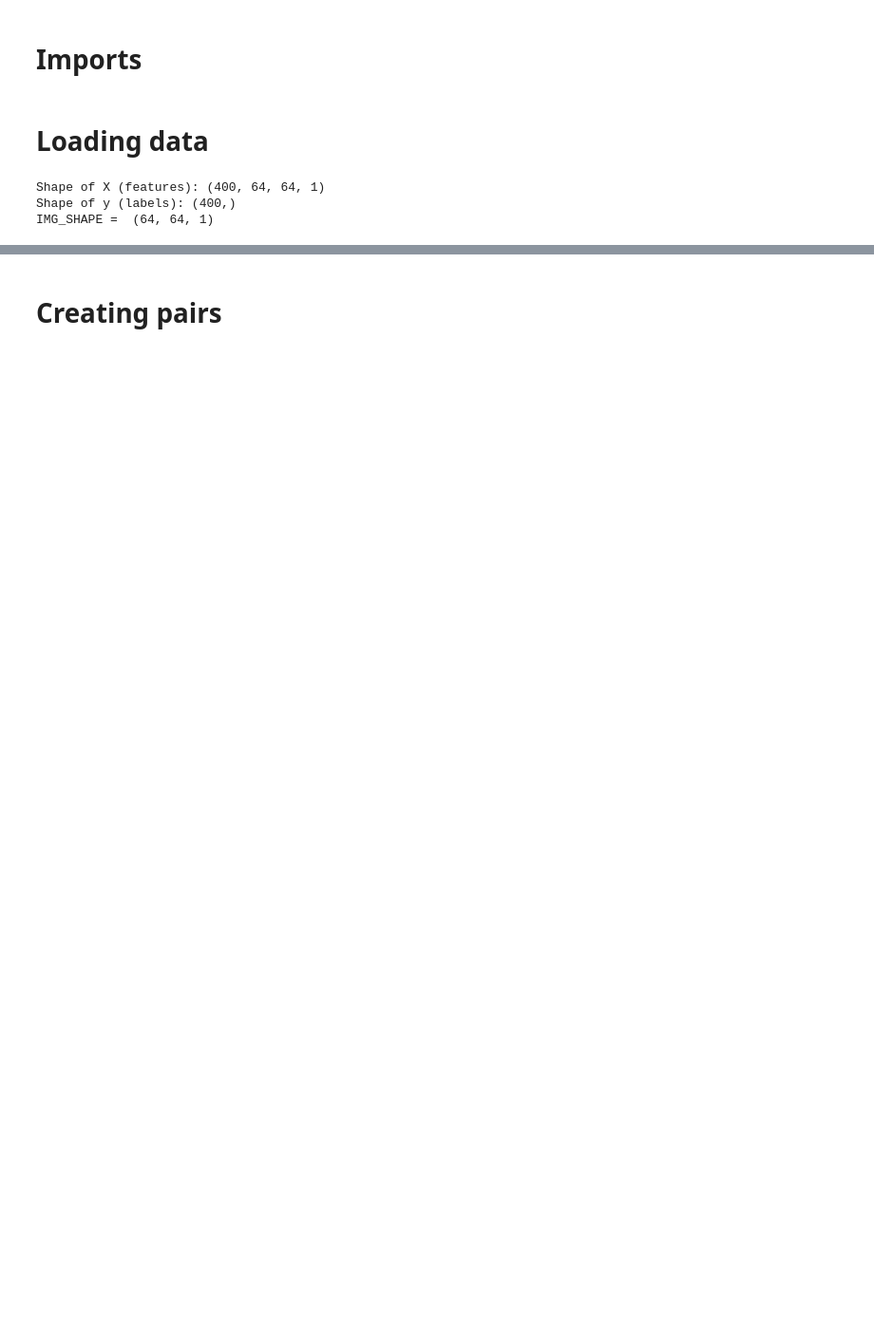
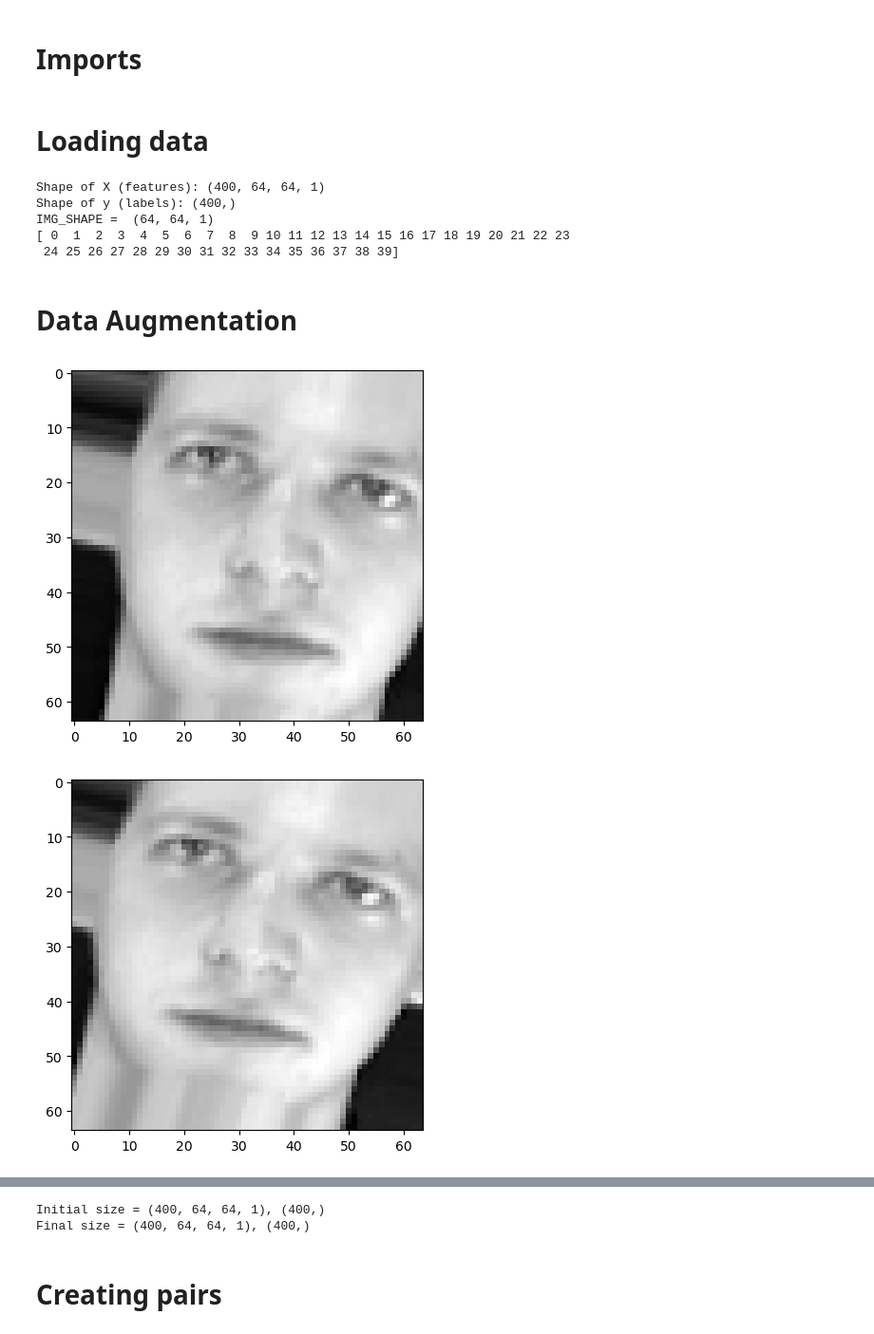
Before and after one commit to inemsia/SNN, a Jupyter notebook: main.ipynb, the cells around one changed output, grey strips where cells are left out. Shown at 95% size. Drawn from its saved outputs; the diff is of its cells as text; code cells hidden in the pictures; blank space fills up the shorter version.

```diff
--- a/main.ipynb
+++ b/main.ipynb
@@ -21,15 +21,49 @@ print(f'Shape of X (features): {X.shape}')
 print(f'Shape of y (labels): {y.shape}')
 
 # Number of occurances of each label
-unique_digits, counts = np.unique(y, return_counts=True)
+unique_labels, counts = np.unique(y, return_counts=True)
 face_counter = {}
-for i in range(len(unique_digits)):
-    face_counter[unique_digits[i]] = counts[i]
+for i in range(len(unique_labels)):
+    face_counter[unique_labels[i]] = counts[i]
 
 # Get image shape
 IMG_SHAPE = X[0].shape
 print(f"IMG_SHAPE = ", IMG_SHAPE)
+
+
+print(unique_labels)
 # %% [output]
 Shape of X (features): (400, 64, 64, 1)
 Shape of y (labels): (400,)
 IMG_SHAPE =  (64, 64, 1)
+[ 0  1  2  3  4  5  6  7  8  9 10 11 12 13 14 15 16 17 18 19 20 21 22 23
+ 24 25 26 27 28 29 30 31 32 33 34 35 36 37 38 39]
+# %% [markdown]
+# Data Augmentation
+# %%
+# Define data augmentation function
+from tensorflow.keras.preprocessing.image import ImageDataGenerator
+def generate_augmented_images(image):
+    # Define an ImageDataGenerator for normalized data
+    datagen = ImageDataGenerator(
+        rotation_range=15,        # Rotate images up to 15 degrees
+        width_shift_range=0.1,    # Shift images horizontally by 10% of the width
+        height_shift_range=0.1,   # Shift images vertically by 10% of the height
+        zoom_range=0.2,           # Zoom in/out by up to 20%
+        horizontal_flip=True,     # Randomly flip images horizontally
+        brightness_range=[0.8, 1.2]  # Adjust brightness for normalized images
+    )
+    # Generate augmented images
+    augmented_images = [(datagen.random_transform(example_face) / 255) for _ in range(9)]
+    return np.array(augmented_images)
+
+# Generate augmented images
+augmented_images = generate_augmented_images(example_face)
+
+# Visualize augmented images
+for img in augmented_images:
+    plt.imshow(img, cmap="gray")  # Use appropriate colormap for grayscale or RGB
+    plt.show()
+# %% [output]
+[figure, added]
+[figure, added]
@@ -35,0 +79,16 @@ IMG_SHAPE =  (64, 64, 1)
+# %%
+# Augment dataset
+print(f'Initial size = {X.shape}, {y.shape}')
+
+#for i in range(len(y)):
+#    # Expects a normalized image
+#    image = X[i]
+#    label = y[i]
+#    augmented_images = generate_augmented_images(image)
+#    X = np.concatenate((X, augmented_images), axis=0)
+#    y = np.concatenate((y, np.repeat(label, len(augmented_images))))
+
+print(f'Final size = {X.shape}, {y.shape}')
+# %% [output]
+Initial size = (400, 64, 64, 1), (400,)
+Final size = (400, 64, 64, 1), (400,)
```
Also changed, not shown: parts of 18 cells of this notebook.
